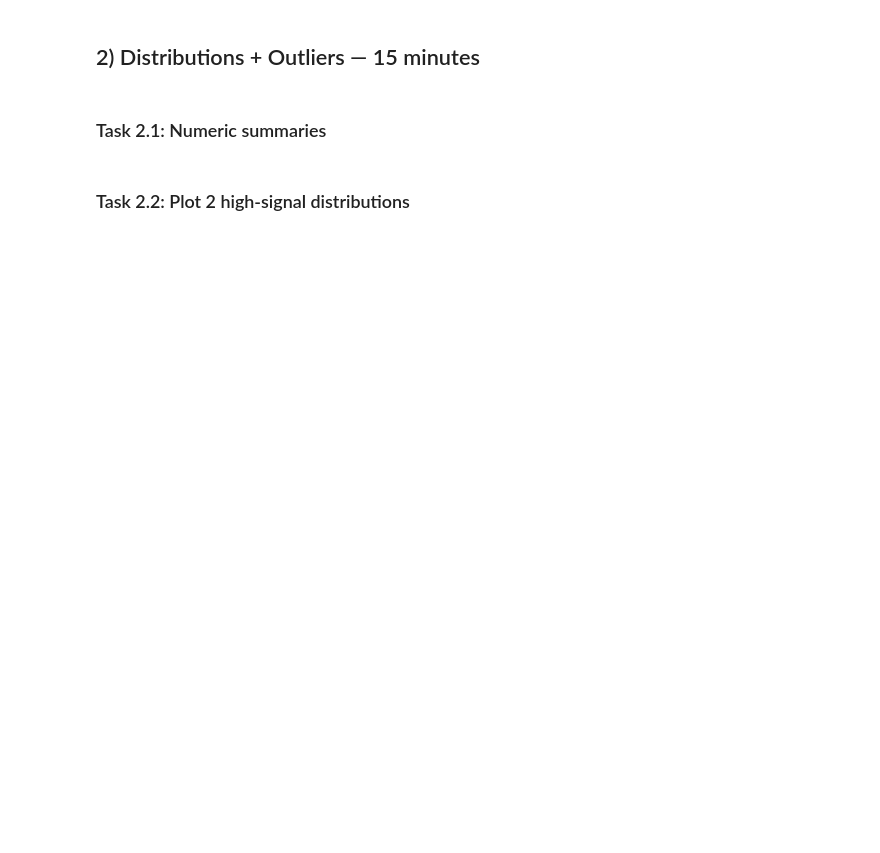
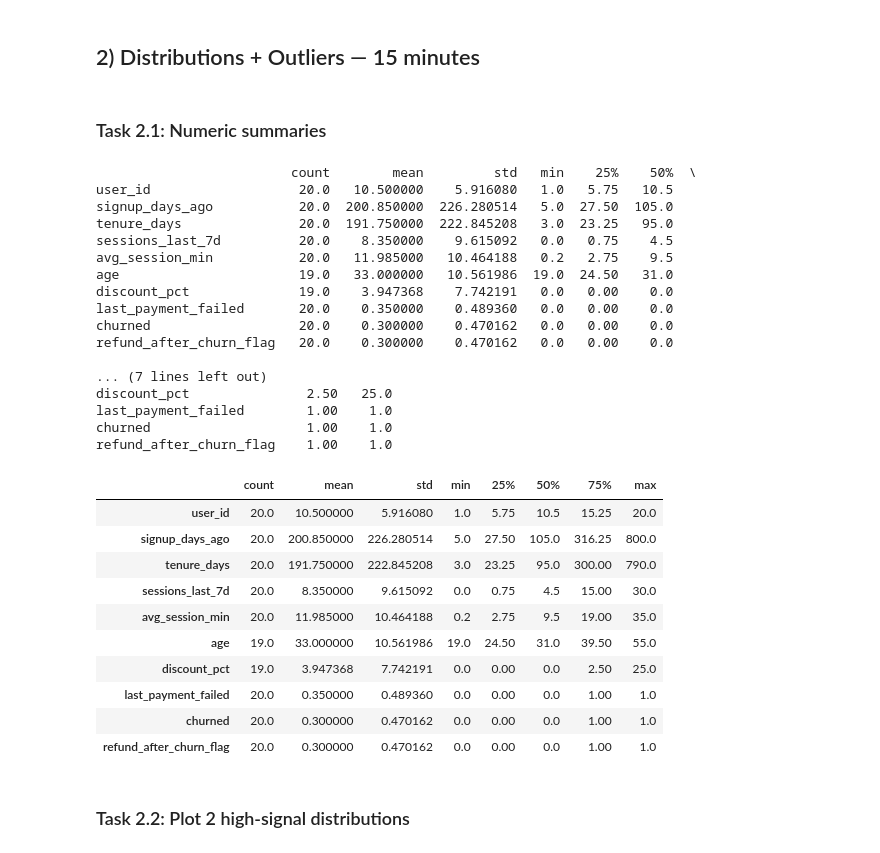
Before and after one commit to super30admin/EDA, a Jupyter notebook: eda_student_lab.ipynb, the cells around one changed output. Saved outputs shown, nothing was run; the diff lists cells and outputs as text; code cells hidden in the pictures; blank space fills up the shorter version.

```diff
--- a/eda_student_lab.ipynb
+++ b/eda_student_lab.ipynb
@@ -88,3 +127,43 @@ summary
+# %%
+# TODO: compute summary stats (mean/median/std/quantiles) for numeric columns
+# HINT: Select only Numeric Columns
+
+num = df.select_dtypes(include=[np.number]) # selects only numeric columns like int, float and other numpy numeric typesfrom dataframe df
+# print(num)
+
+# describe() computes summary statistics for numeric columns in dataframe num
+summary = num.describe(percentiles=[0.25, 0.5, 0.75]).T # computes summary statistics for numeric columns in dataframe num
+print(summary)
+summary
+# %% [output]
+                         count        mean         std   min    25%    50%  \
+user_id                   20.0   10.500000    5.916080   1.0   5.75   10.5
+signup_days_ago           20.0  200.850000  226.280514   5.0  27.50  105.0
+tenure_days               20.0  191.750000  222.845208   3.0  23.25   95.0
+sessions_last_7d          20.0    8.350000    9.615092   0.0   0.75    4.5
+avg_session_min           20.0   11.985000   10.464188   0.2   2.75    9.5
+age                       19.0   33.000000   10.561986  19.0  24.50   31.0
+discount_pct              19.0    3.947368    7.742191   0.0   0.00    0.0
+last_payment_failed       20.0    0.350000    0.489360   0.0   0.00    0.0
+churned                   20.0    0.300000    0.470162   0.0   0.00    0.0
+refund_after_churn_flag   20.0    0.300000    0.470162   0.0   0.00    0.0
+
+... (7 lines left out)
+discount_pct               2.50   25.0
+last_payment_failed        1.00    1.0
+churned                    1.00    1.0
+refund_after_churn_flag    1.00    1.0
+|  | count | mean | std | min | 25% | 50% | 75% | max |
+| user_id | 20.0 | 10.500000 | 5.916080 | 1.0 | 5.75 | 10.5 | 15.25 | 20.0 |
+| signup_days_ago | 20.0 | 200.850000 | 226.280514 | 5.0 | 27.50 | 105.0 | 316.25 | 800.0 |
+| tenure_days | 20.0 | 191.750000 | 222.845208 | 3.0 | 23.25 | 95.0 | 300.00 | 790.0 |
+| sessions_last_7d | 20.0 | 8.350000 | 9.615092 | 0.0 | 0.75 | 4.5 | 15.00 | 30.0 |
+| avg_session_min | 20.0 | 11.985000 | 10.464188 | 0.2 | 2.75 | 9.5 | 19.00 | 35.0 |
+| age | 19.0 | 33.000000 | 10.561986 | 19.0 | 24.50 | 31.0 | 39.50 | 55.0 |
+| discount_pct | 19.0 | 3.947368 | 7.742191 | 0.0 | 0.00 | 0.0 | 2.50 | 25.0 |
+| last_payment_failed | 20.0 | 0.350000 | 0.489360 | 0.0 | 0.00 | 0.0 | 1.00 | 1.0 |
+| churned | 20.0 | 0.300000 | 0.470162 | 0.0 | 0.00 | 0.0 | 1.00 | 1.0 |
+| refund_after_churn_flag | 20.0 | 0.300000 | 0.470162 | 0.0 | 0.00 | 0.0 | 1.00 | 1.0 |
 # %% [markdown]
 ### Task 2.2: Plot 2 high-signal distributions
 # %%
```
Also changed, not shown: parts of 11 cells of this notebook.
